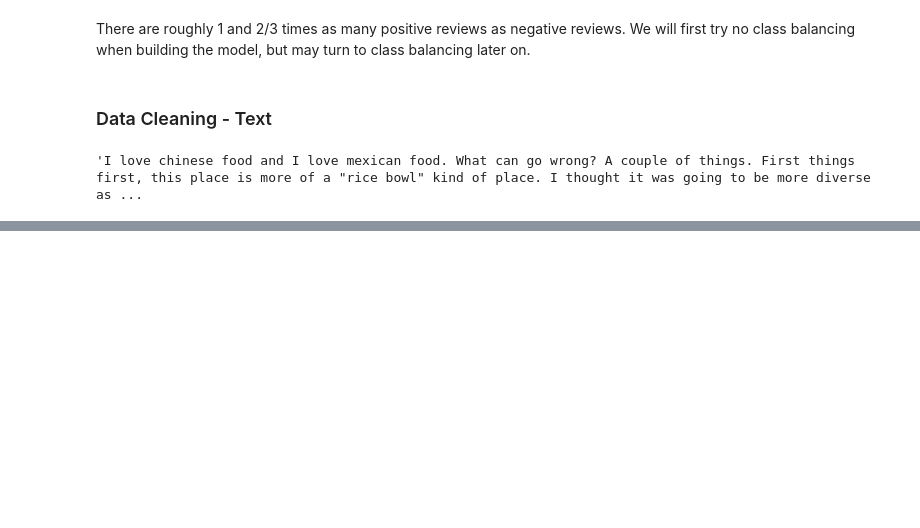
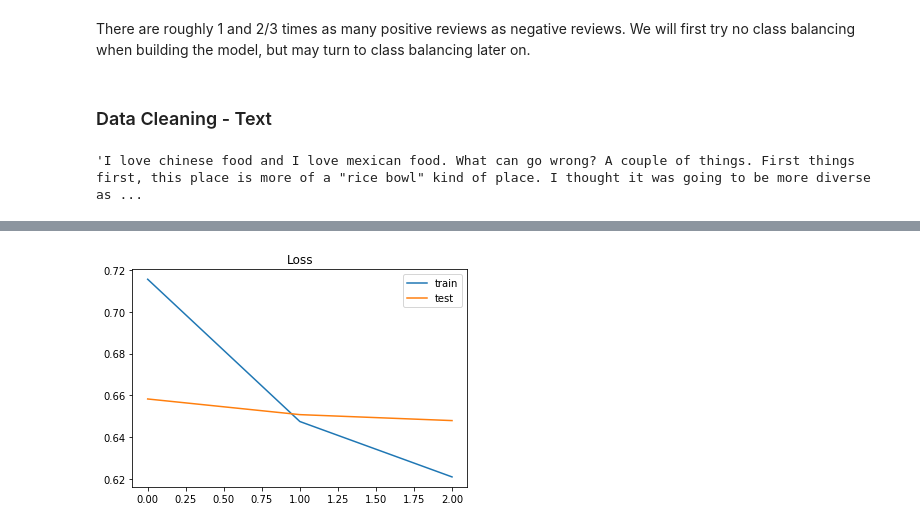
Before and after one commit to tanveed/team-t, a Jupyter notebook: NLP Yelp.ipynb, the cells around one changed output, grey strips where cells are left out. Cells and saved outputs as stored; diff of their text form; code cells hidden in the pictures; blank space fills up the shorter version.

Commit message:
adding the models i made, now working on my desktop which has a GPU

```diff
--- a/NLP Yelp.ipynb
+++ b/NLP Yelp.ipynb
@@ -87,0 +172,16 @@ yelp['text'][17]
+# %%
+max_words = 2000
+tokenize = text.Tokenizer(num_words=max_words, char_level=False)
+
+tokenize.fit_on_texts(X_train)
+X_train = tokenize.texts_to_matrix(X_train)
+X_test = tokenize.texts_to_matrix(X_test)
+# %%
+encoder = LabelEncoder()
+encoder.fit(y_train)
+y_train = encoder.transform(y_train)
+y_test = encoder.transform(y_test)
+# %%
+num_classes = np.max(y_train) + 1
+y_train = utils.to_categorical(y_train, num_classes)
+y_test = utils.to_categorical(y_test, num_classes)
@@ -87,0 +207,21 @@ yelp['text'][17]
+# %%
+batch_size = 128
+epochs = 3
+
+model = Sequential()
+model.add(Dense(512, input_shape=(max_words,)))
+model.add(BatchNormalization())
+model.add(Activation('relu'))
+model.add(Dropout(0.5))
+model.add(Dense(5))
+model.add(Activation('softmax'))
+
+model.compile(loss='categorical_crossentropy',
+              optimizer='adam',
+              metrics=['accuracy'])
+
+history = model.fit(X_train, y_train,
+                    batch_size=batch_size,
+                    epochs=epochs,
+                    verbose=1,
+                    validation_split=0.1)
@@ -87,0 +269,8 @@ yelp['text'][17]
+# %%
+plt.title('Loss')
+plt.plot(history.history['loss'], label='train')
+plt.plot(history.history['val_loss'], label='test')
+plt.legend()
+plt.show()
+# %% [output]
+[figure, added]
```
Also changed, not shown: parts of 34 cells of this notebook, 1 other file.
